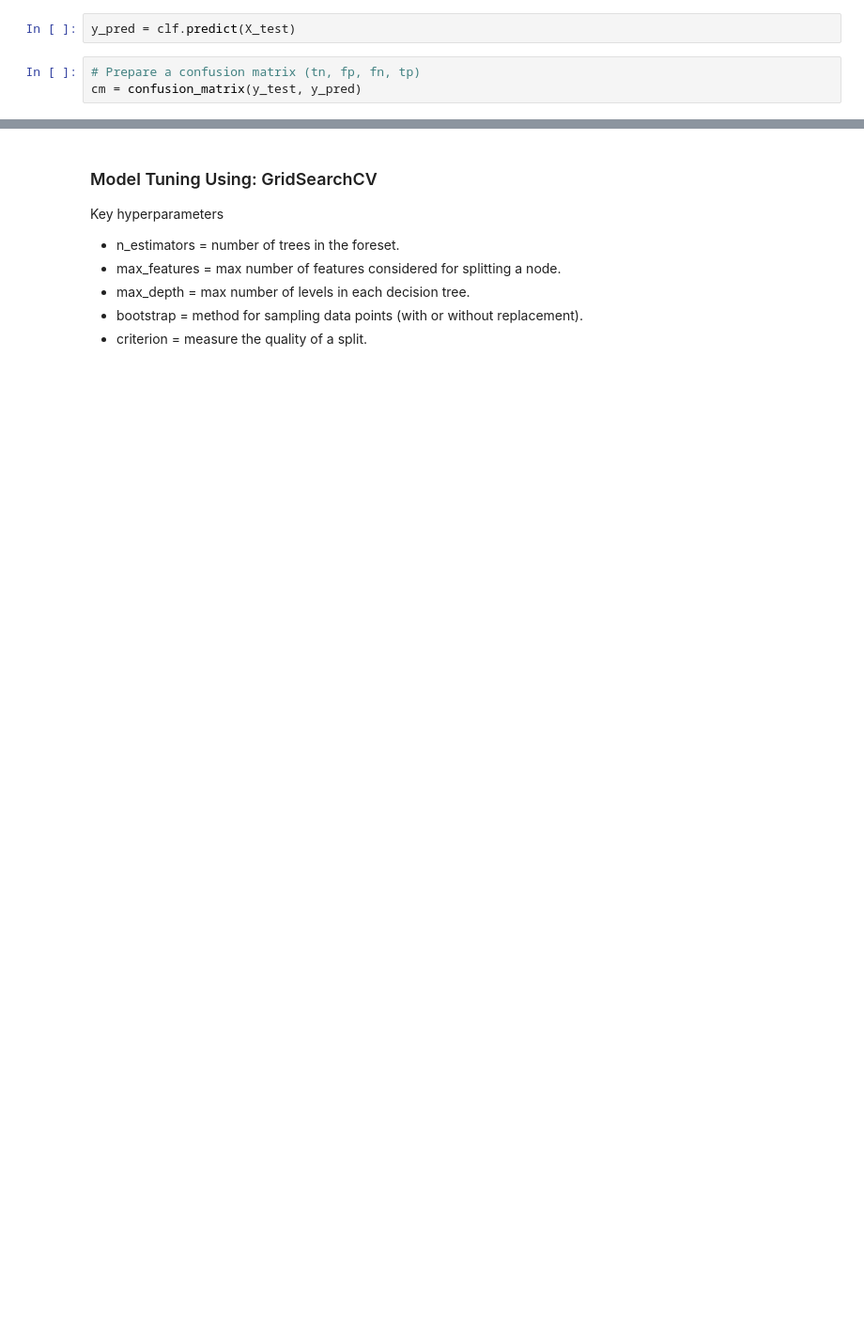
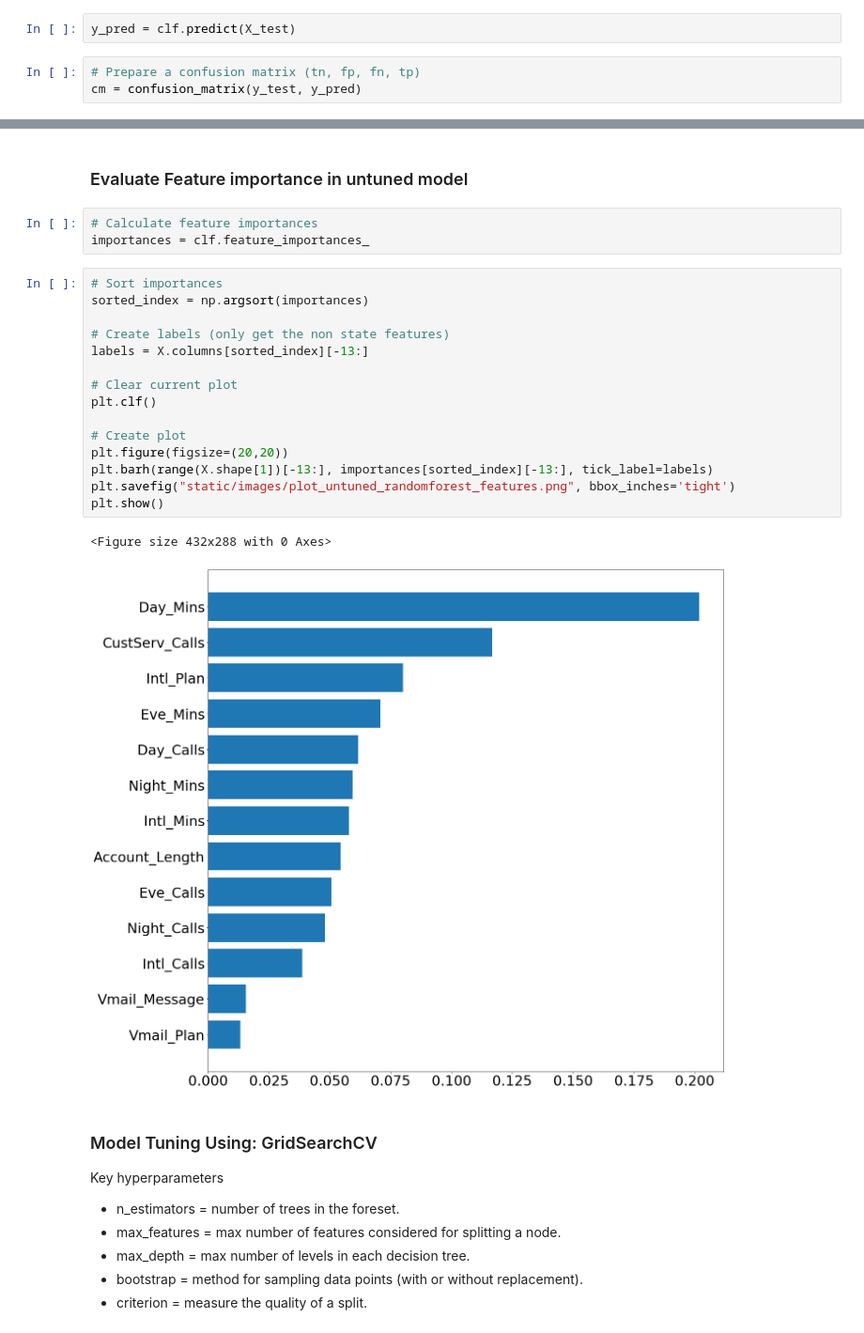
Before and after one commit to BitterScientist/bitterscientist.com, a Jupyter notebook: folders/ds_blogs/projects/customer_churn/customer_churn.ipynb, the cells around one changed output, grey strips where cells are left out. Shown at 94% size. Cells and saved outputs as stored; diff of their text form; blank space fills up the shorter version.

```diff
--- a/folders/ds_blogs/projects/customer_churn/customer_churn.ipynb
+++ b/folders/ds_blogs/projects/customer_churn/customer_churn.ipynb
@@ -254,3 +297,26 @@ plt.show()
+# %% [markdown]
+### Evaluate Feature importance in untuned model
+# %%
+# Calculate feature importances
+importances = clf.feature_importances_
+# %%
+# Sort importances
+sorted_index = np.argsort(importances)
+
+# Create labels (only get the non state features)
+labels = X.columns[sorted_index][-13:]
+
+# Clear current plot
+plt.clf()
+
+# Create plot
+plt.figure(figsize=(20,20))
+plt.barh(range(X.shape[1])[-13:], importances[sorted_index][-13:], tick_label=labels)
+plt.savefig("static/images/plot_untuned_randomforest_features.png", bbox_inches='tight')
+plt.show()
+# %% [output]
+<Figure size 432x288 with 0 Axes>
+[figure, added]
 # %% [markdown]
 ### Model Tuning Using: GridSearchCV
 Key hyperparameters
```
Also changed, not shown: parts of 39 cells of this notebook, 24 other files.
